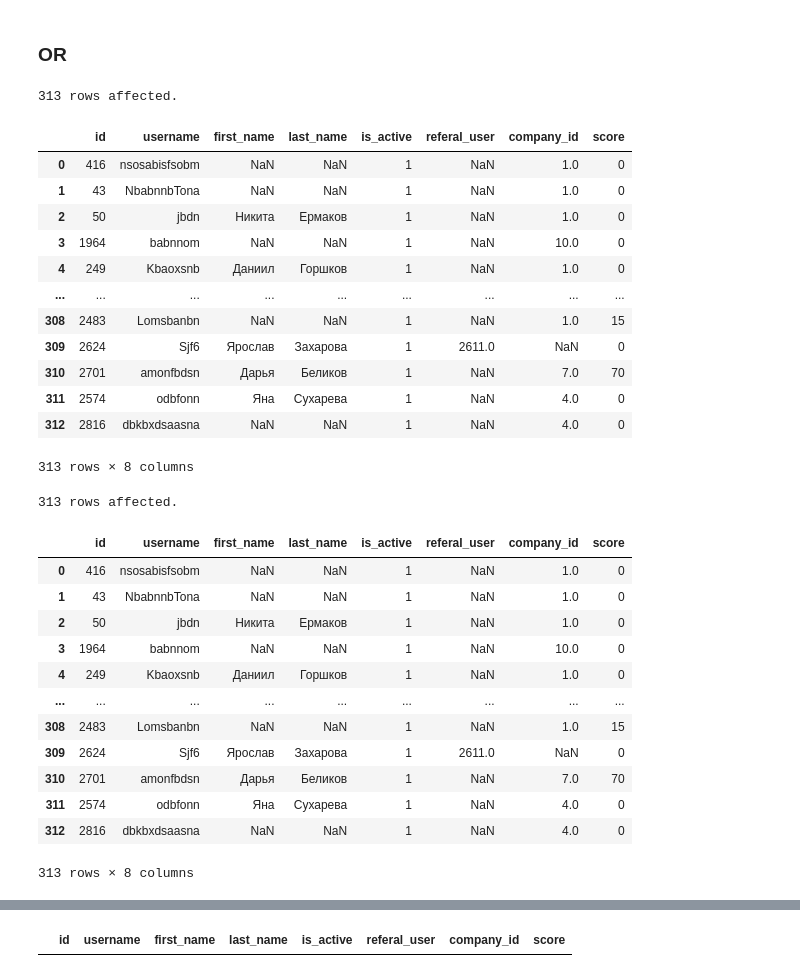
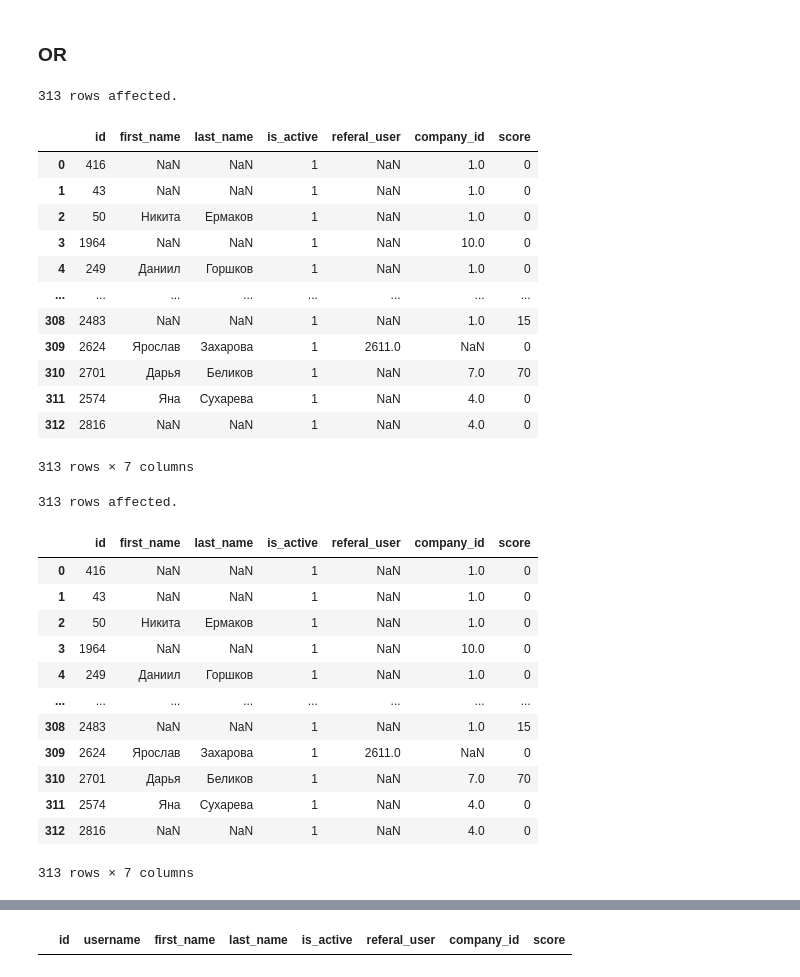
Before and after one commit to magus1968/learning-sql, a Jupyter notebook: docs/appx/simulative.ipynb, the cells around one changed output, grey strips where cells are left out. Drawn from its saved outputs; the diff is of its cells as text; code cells hidden in the pictures.

```diff
--- a/docs/appx/simulative.ipynb
+++ b/docs/appx/simulative.ipynb
@@ -606,37 +611,35 @@ WHERE is_active  = 1 AND company_id IS NOT null;
 # %%
 %%sql
 SELECT
     id,
-    username,
     first_name,
     last_name,
     is_active,
     referal_user,
     company_id,
     score
 FROM users
 --
 WHERE referal_user IS NOT NULL OR company_id IS NOT NULL;
 # %% [output]
 313 rows affected.
-|  | id | username | first_name | last_name | is_active | referal_user | company_id | score |
-| 0 | 416 | nsosabisfsobm | NaN | NaN | 1 | NaN | 1.0 | 0 |
-| 1 | 43 | NbabnnbTona | NaN | NaN | 1 | NaN | 1.0 | 0 |
-| 2 | 50 | jbdn | Никита | Ермаков | 1 | NaN | 1.0 | 0 |
-| 3 | 1964 | babnnom | NaN | NaN | 1 | NaN | 10.0 | 0 |
-| 4 | 249 | Kbaoxsnb | Даниил | Горшков | 1 | NaN | 1.0 | 0 |
-| ... | ... | ... | ... | ... | ... | ... | ... | ... |
-| 308 | 2483 | Lomsbanbn | NaN | NaN | 1 | NaN | 1.0 | 15 |
-| 309 | 2624 | Sjf6 | Ярослав | Захарова | 1 | 2611.0 | NaN | 0 |
-| 310 | 2701 | amonfbdsn | Дарья | Беликов | 1 | NaN | 7.0 | 70 |
-| 311 | 2574 | odbfonn | Яна | Сухарева | 1 | NaN | 4.0 | 0 |
-| 312 | 2816 | dbkbxdsaasna | NaN | NaN | 1 | NaN | 4.0 | 0 |
+|  | id | first_name | last_name | is_active | referal_user | company_id | score |
+| 0 | 416 | NaN | NaN | 1 | NaN | 1.0 | 0 |
+| 1 | 43 | NaN | NaN | 1 | NaN | 1.0 | 0 |
+| 2 | 50 | Никита | Ермаков | 1 | NaN | 1.0 | 0 |
+| 3 | 1964 | NaN | NaN | 1 | NaN | 10.0 | 0 |
+| 4 | 249 | Даниил | Горшков | 1 | NaN | 1.0 | 0 |
+| ... | ... | ... | ... | ... | ... | ... | ... |
+| 308 | 2483 | NaN | NaN | 1 | NaN | 1.0 | 15 |
+| 309 | 2624 | Ярослав | Захарова | 1 | 2611.0 | NaN | 0 |
+| 310 | 2701 | Дарья | Беликов | 1 | NaN | 7.0 | 70 |
+| 311 | 2574 | Яна | Сухарева | 1 | NaN | 4.0 | 0 |
+| 312 | 2816 | NaN | NaN | 1 | NaN | 4.0 | 0 |
-313 rows × 8 columns
+313 rows × 7 columns
 # %%
 %%sql
 SELECT
     id,
-    username,
     first_name,
     last_name,
     is_active,
@@ -648,19 +651,19 @@ FROM users
 WHERE referal_user IS NOT NULL OR company_id IS NOT NULL OR score > 1000;
 # %% [output]
 313 rows affected.
-|  | id | username | first_name | last_name | is_active | referal_user | company_id | score |
-| 0 | 416 | nsosabisfsobm | NaN | NaN | 1 | NaN | 1.0 | 0 |
-| 1 | 43 | NbabnnbTona | NaN | NaN | 1 | NaN | 1.0 | 0 |
-| 2 | 50 | jbdn | Никита | Ермаков | 1 | NaN | 1.0 | 0 |
-| 3 | 1964 | babnnom | NaN | NaN | 1 | NaN | 10.0 | 0 |
-| 4 | 249 | Kbaoxsnb | Даниил | Горшков | 1 | NaN | 1.0 | 0 |
-| ... | ... | ... | ... | ... | ... | ... | ... | ... |
-| 308 | 2483 | Lomsbanbn | NaN | NaN | 1 | NaN | 1.0 | 15 |
-| 309 | 2624 | Sjf6 | Ярослав | Захарова | 1 | 2611.0 | NaN | 0 |
-| 310 | 2701 | amonfbdsn | Дарья | Беликов | 1 | NaN | 7.0 | 70 |
-| 311 | 2574 | odbfonn | Яна | Сухарева | 1 | NaN | 4.0 | 0 |
-| 312 | 2816 | dbkbxdsaasna | NaN | NaN | 1 | NaN | 4.0 | 0 |
+|  | id | first_name | last_name | is_active | referal_user | company_id | score |
+| 0 | 416 | NaN | NaN | 1 | NaN | 1.0 | 0 |
+| 1 | 43 | NaN | NaN | 1 | NaN | 1.0 | 0 |
+| 2 | 50 | Никита | Ермаков | 1 | NaN | 1.0 | 0 |
+| 3 | 1964 | NaN | NaN | 1 | NaN | 10.0 | 0 |
+| 4 | 249 | Даниил | Горшков | 1 | NaN | 1.0 | 0 |
+| ... | ... | ... | ... | ... | ... | ... | ... |
+| 308 | 2483 | NaN | NaN | 1 | NaN | 1.0 | 15 |
+| 309 | 2624 | Ярослав | Захарова | 1 | 2611.0 | NaN | 0 |
+| 310 | 2701 | Дарья | Беликов | 1 | NaN | 7.0 | 70 |
+| 311 | 2574 | Яна | Сухарева | 1 | NaN | 4.0 | 0 |
+| 312 | 2816 | NaN | NaN | 1 | NaN | 4.0 | 0 |
-313 rows × 8 columns
+313 rows × 7 columns
 # %%
 %%sql
 SELECT
```
Also changed, not shown: parts of 32 cells of this notebook, 1 other file.
